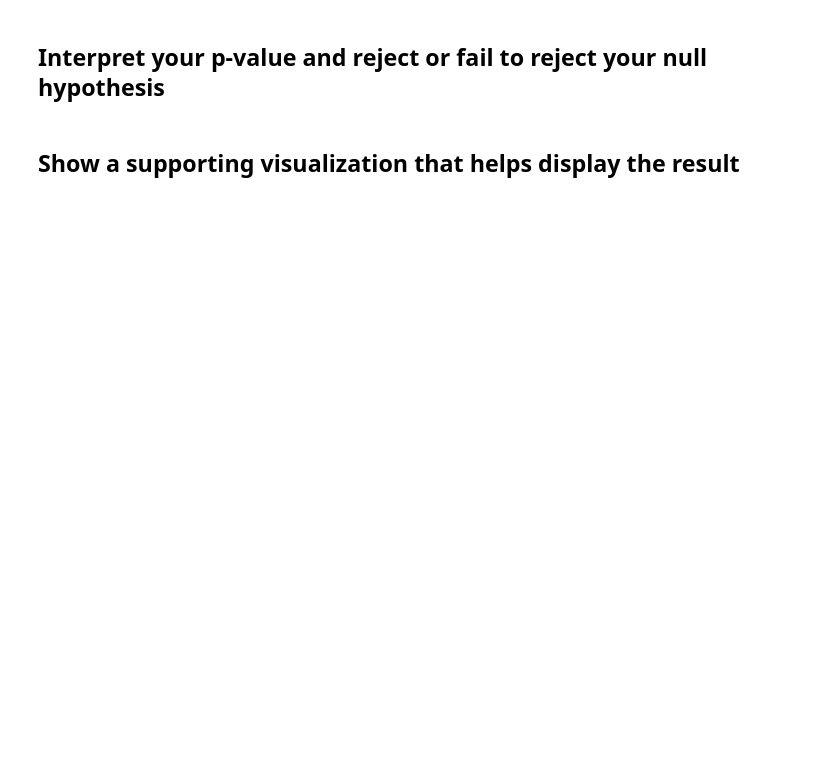
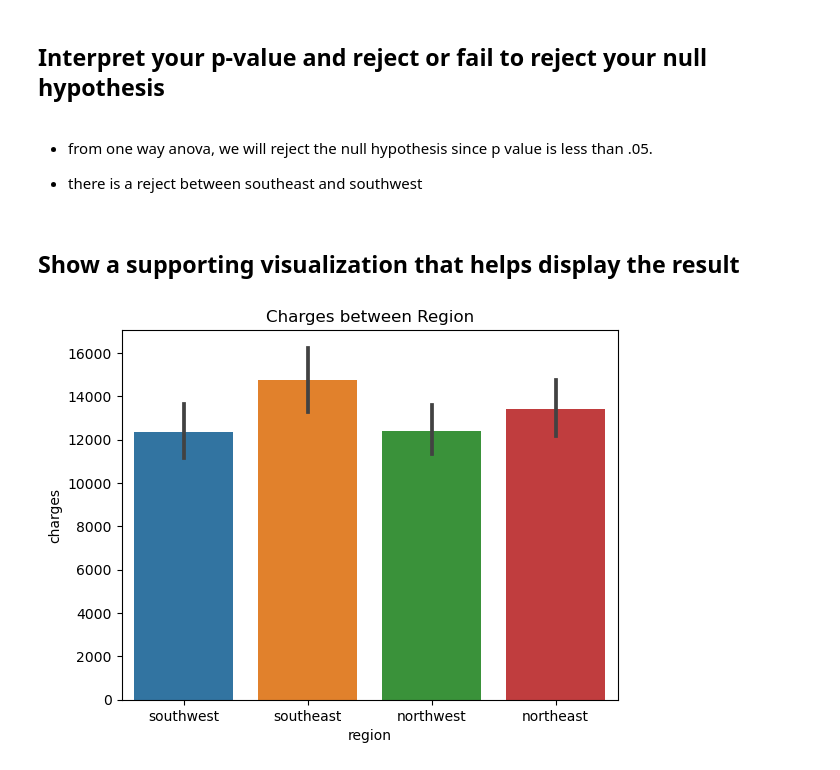
Before and after one commit to hawkeyedatatsai/Data-Enrichment-Hypotheses, a Jupyter notebook: Hypothesis Testing with Insurance Data (Core).ipynb, the cells around one changed output. Drawn from its saved outputs; the diff is of its cells as text; code cells hidden in the pictures; blank space fills up the shorter version.

```diff
--- a/Hypothesis Testing with Insurance Data (Core).ipynb
+++ b/Hypothesis Testing with Insurance Data (Core).ipynb
@@ -222,4 +286,14 @@ F_onewayResult(statistic=2.96962669358912, pvalue=0.0308933560705201)
 # %% [markdown]
 ## Interpret your p-value and reject or fail to reject your null hypothesis
+# %% [markdown]
+- from one way anova, we will reject the null hypothesis since p value is less than .05.
+
+- there is a reject between southeast and southwest
 # %% [markdown]
 ## Show a supporting visualization that helps display the result
+# %%
+# barplot to compare charges between regions
+ax = sns.barplot(data = df, x = 'region', y = 'charges')
+ax.set_title('Charges between Region');
+# %% [output]
+[figure, added]
```
Also changed, not shown: parts of 12 cells of this notebook.
